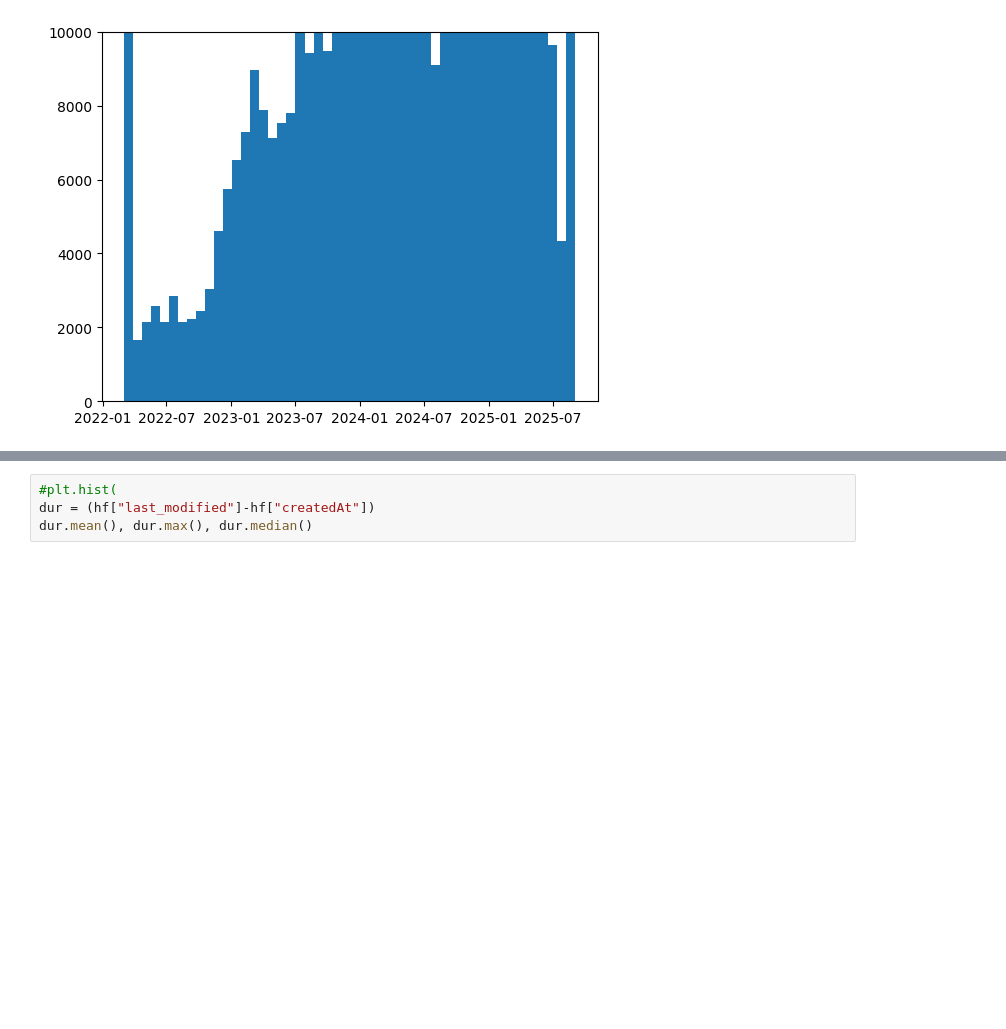
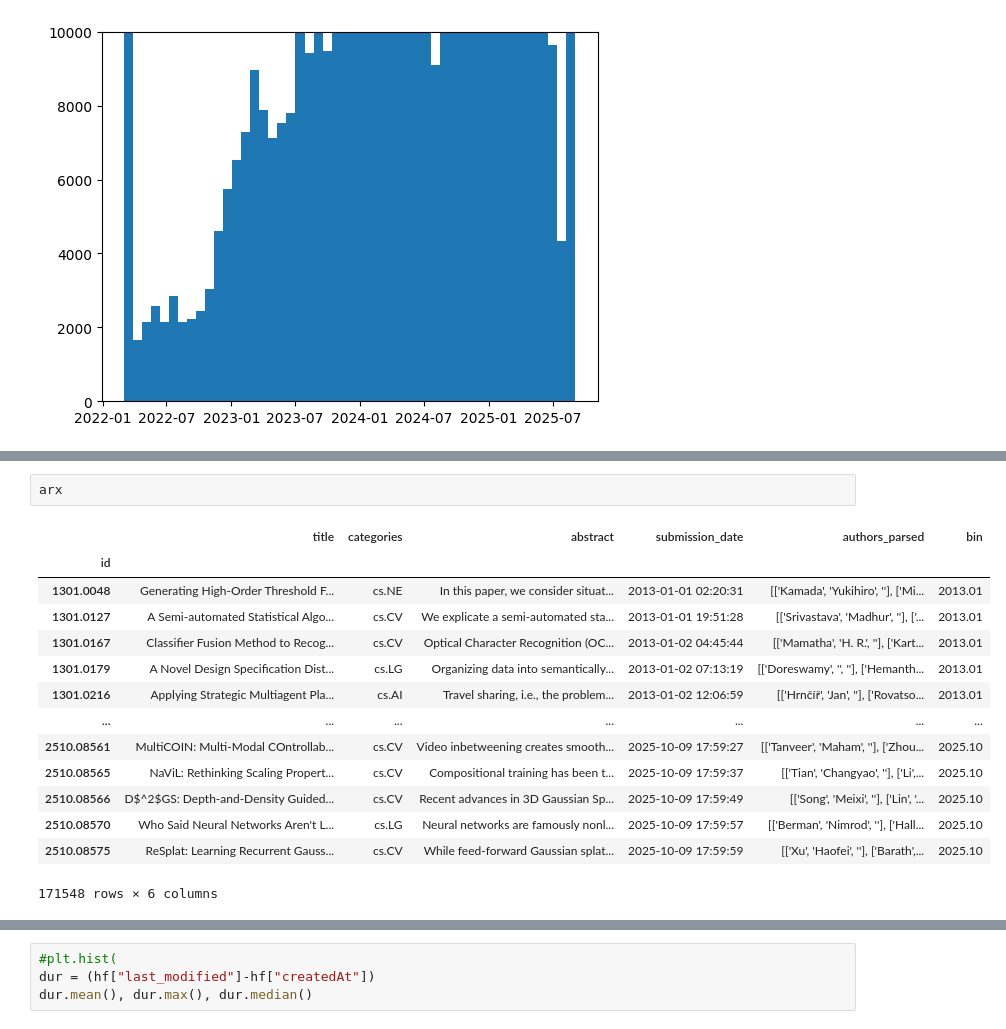
Before and after one commit to EU-UPCAST/profile, a Jupyter notebook: llmdap/profiler/hf_arxiv_dataset_investigations.ipynb, the cells around one changed output, grey strips where cells are left out. Drawn from its saved outputs; the diff is of its cells as text; blank space fills up the shorter version.

```diff
--- a/llmdap/profiler/hf_arxiv_dataset_investigations.ipynb
+++ b/llmdap/profiler/hf_arxiv_dataset_investigations.ipynb
@@ -201,0 +197,17 @@ plt.show()
+# %%
+arx
+# %% [output]
+|  | title | categories | abstract | submission_date | authors_parsed | bin |
+| id |  |  |  |  |  |  |
+| 1301.0048 | Generating High-Order Threshold F... | cs.NE | In this paper, we consider situat... | 2013-01-01 02:20:31 | [['Kamada', 'Yukihiro', ''], ['Mi... | 2013.01 |
+| 1301.0127 | A Semi-automated Statistical Algo... | cs.CV | We explicate a semi-automated sta... | 2013-01-01 19:51:28 | [['Srivastava', 'Madhur', ''], ['... | 2013.01 |
+| 1301.0167 | Classifier Fusion Method to Recog... | cs.CV | Optical Character Recognition (OC... | 2013-01-02 04:45:44 | [['Mamatha', 'H. R.', ''], ['Kart... | 2013.01 |
+| 1301.0179 | A Novel Design Specification Dist... | cs.LG | Organizing data into semantically... | 2013-01-02 07:13:19 | [['Doreswamy', '', ''], ['Hemanth... | 2013.01 |
+| 1301.0216 | Applying Strategic Multiagent Pla... | cs.AI | Travel sharing, i.e., the problem... | 2013-01-02 12:06:59 | [['Hrnčíř', 'Jan', ''], ['Rovatso... | 2013.01 |
+| ... | ... | ... | ... | ... | ... | ... |
+| 2510.08561 | MultiCOIN: Multi-Modal COntrollab... | cs.CV | Video inbetweening creates smooth... | 2025-10-09 17:59:27 | [['Tanveer', 'Maham', ''], ['Zhou... | 2025.10 |
+| 2510.08565 | NaViL: Rethinking Scaling Propert... | cs.CV | Compositional training has been t... | 2025-10-09 17:59:37 | [['Tian', 'Changyao', ''], ['Li',... | 2025.10 |
+| 2510.08566 | D$^2$GS: Depth-and-Density Guided... | cs.CV | Recent advances in 3D Gaussian Sp... | 2025-10-09 17:59:49 | [['Song', 'Meixi', ''], ['Lin', '... | 2025.10 |
+| 2510.08570 | Who Said Neural Networks Aren't L... | cs.LG | Neural networks are famously nonl... | 2025-10-09 17:59:57 | [['Berman', 'Nimrod', ''], ['Hall... | 2025.10 |
+| 2510.08575 | ReSplat: Learning Recurrent Gauss... | cs.CV | While feed-forward Gaussian splat... | 2025-10-09 17:59:59 | [['Xu', 'Haofei', ''], ['Barath',... | 2025.10 |
+171548 rows × 6 columns
```
Also changed, not shown: parts of 6 cells of this notebook, 5 other files.
